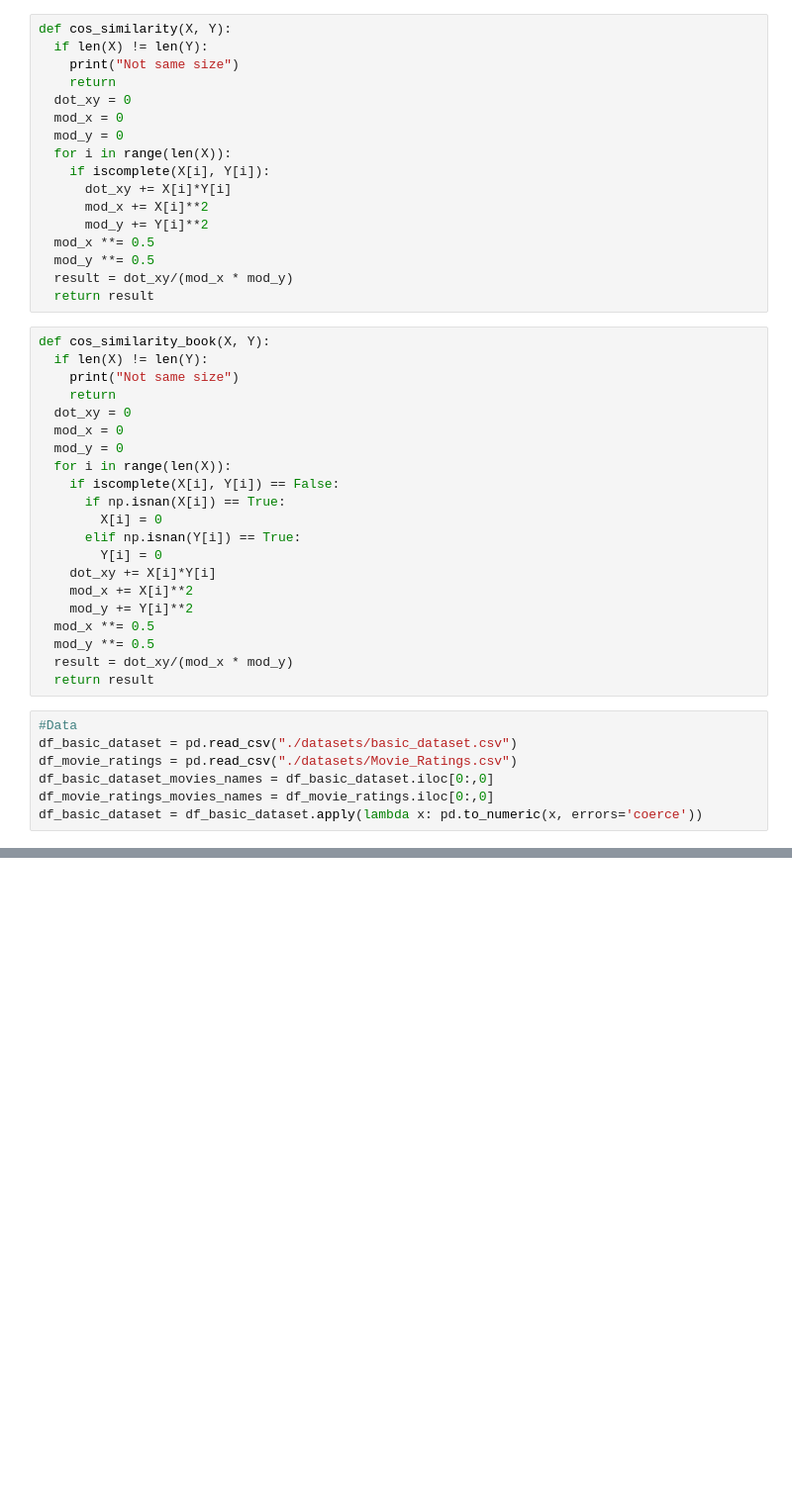
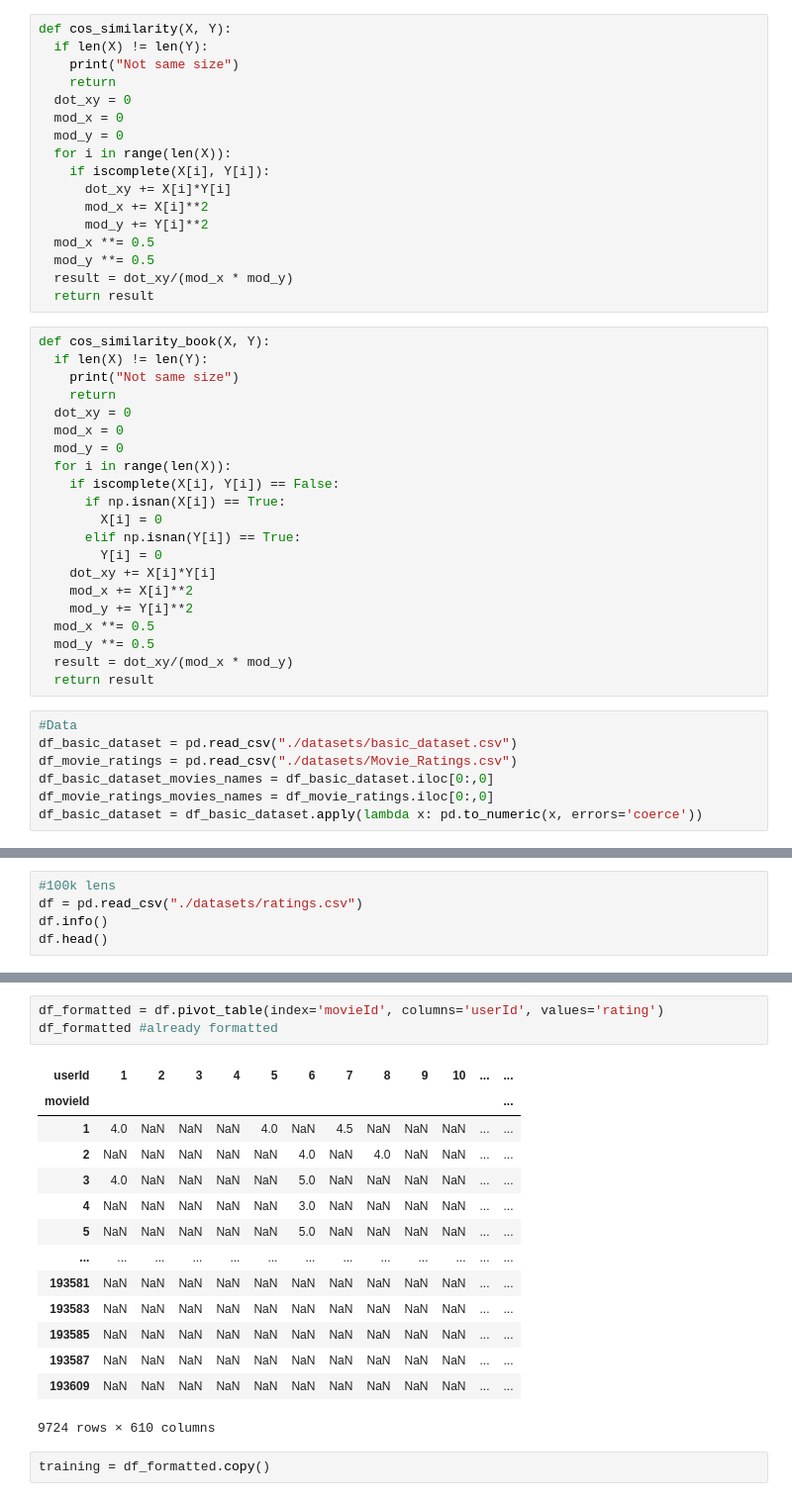
Before and after one commit to jfloreshe/Colab, a Jupyter notebook: CS. Datos/Tarea1.ipynb, the cells around one changed output, grey strips where cells are left out. Shown: that part at 99% size. Drawn from its saved outputs; the diff is of its cells as text; blank space fills up the shorter version.

```diff
--- a/CS. Datos/Tarea1.ipynb
+++ b/CS. Datos/Tarea1.ipynb
@@ -159,0 +183,5 @@ La similitud de coseno entre Matt y Josh es 0.9918365981341757
+# %%
+#100k lens
+df = pd.read_csv("./datasets/ratings.csv")
+df.info()
+df.head()
@@ -159,0 +206,20 @@ La similitud de coseno entre Matt y Josh es 0.9918365981341757
+# %%
+df_formatted = df.pivot_table(index='movieId', columns='userId', values='rating')
+df_formatted #already formatted
+# %% [output]
+| userId | 1 | 2 | 3 | 4 | 5 | 6 | 7 | 8 | 9 | 10 | ... | ... |
+| movieId |  |  |  |  |  |  |  |  |  |  |  | ... |
+| 1 | 4.0 | NaN | NaN | NaN | 4.0 | NaN | 4.5 | NaN | NaN | NaN | ... | ... |
+| 2 | NaN | NaN | NaN | NaN | NaN | 4.0 | NaN | 4.0 | NaN | NaN | ... | ... |
+| 3 | 4.0 | NaN | NaN | NaN | NaN | 5.0 | NaN | NaN | NaN | NaN | ... | ... |
+| 4 | NaN | NaN | NaN | NaN | NaN | 3.0 | NaN | NaN | NaN | NaN | ... | ... |
+| 5 | NaN | NaN | NaN | NaN | NaN | 5.0 | NaN | NaN | NaN | NaN | ... | ... |
+| ... | ... | ... | ... | ... | ... | ... | ... | ... | ... | ... | ... | ... |
+| 193581 | NaN | NaN | NaN | NaN | NaN | NaN | NaN | NaN | NaN | NaN | ... | ... |
+| 193583 | NaN | NaN | NaN | NaN | NaN | NaN | NaN | NaN | NaN | NaN | ... | ... |
+| 193585 | NaN | NaN | NaN | NaN | NaN | NaN | NaN | NaN | NaN | NaN | ... | ... |
+| 193587 | NaN | NaN | NaN | NaN | NaN | NaN | NaN | NaN | NaN | NaN | ... | ... |
+| 193609 | NaN | NaN | NaN | NaN | NaN | NaN | NaN | NaN | NaN | NaN | ... | ... |
+9724 rows × 610 columns
+# %%
+training = df_formatted.copy()
```
Also changed, not shown: parts of 17 cells of this notebook, 2 other files.
